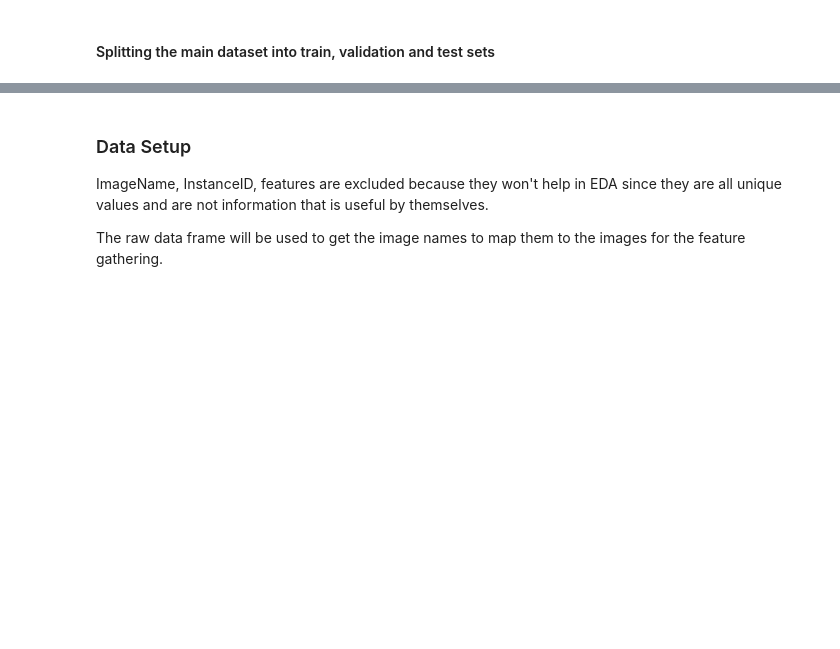
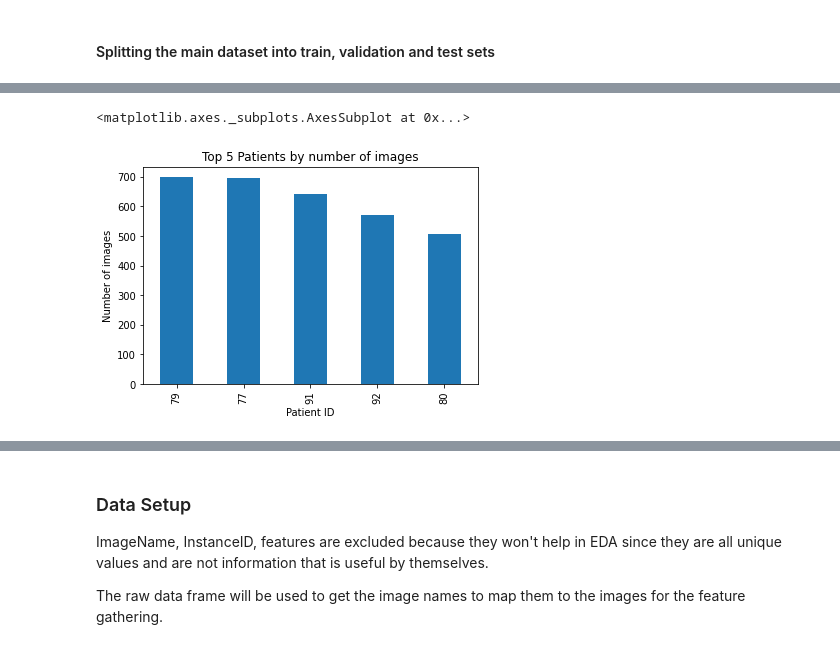
Before and after one commit to Luke-Mason/CML-Assignment-2, a Jupyter notebook: Luke.ipynb, the cells around one changed output, grey strips where cells are left out. Saved outputs shown, nothing was run; the diff lists cells and outputs as text; code cells hidden in the pictures; blank space fills up the shorter version.

```diff
--- a/Luke.ipynb
+++ b/Luke.ipynb
@@ -226,0 +314,7 @@ print(test_set.isCancerous.value_counts().to_frame())
+# %%
+extra_data.patientID.value_counts().nlargest(5).to_frame().plot(kind = 'bar', title = 'Top 5 Patients by number of images',
+                                                               xlabel = 'Patient ID', ylabel = 'Number of images', legend = False,
+                                                               label = True)
+# %% [output]
+<matplotlib.axes._subplots.AxesSubplot at 0x...>
+[figure, added]
```
Also changed, not shown: parts of 30 cells of this notebook.
